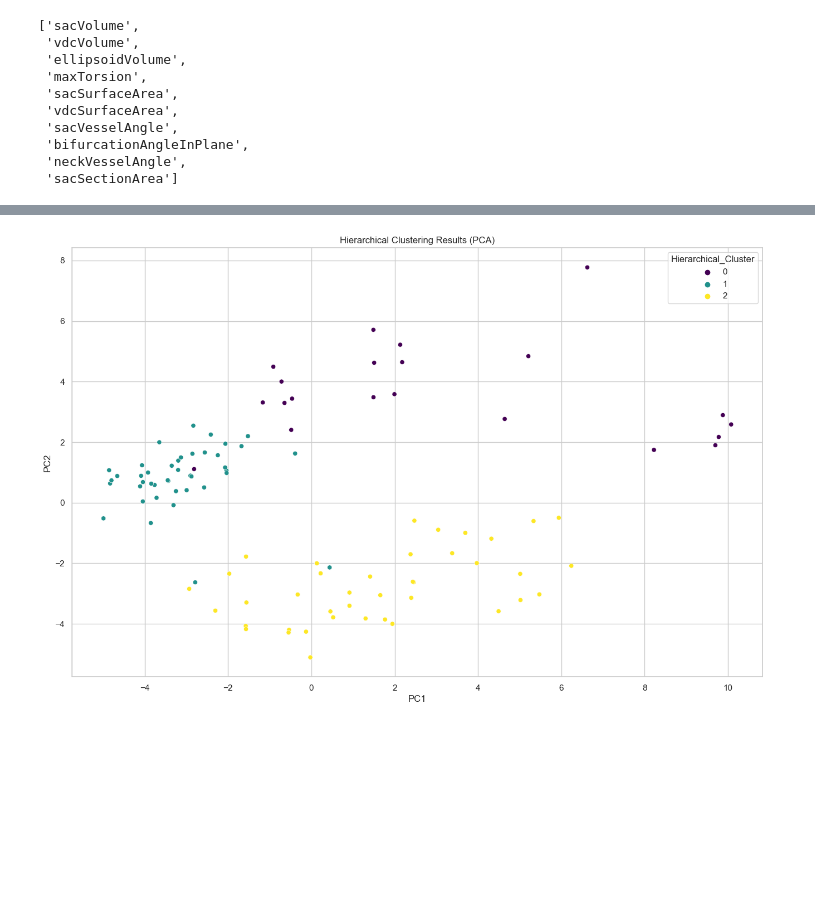
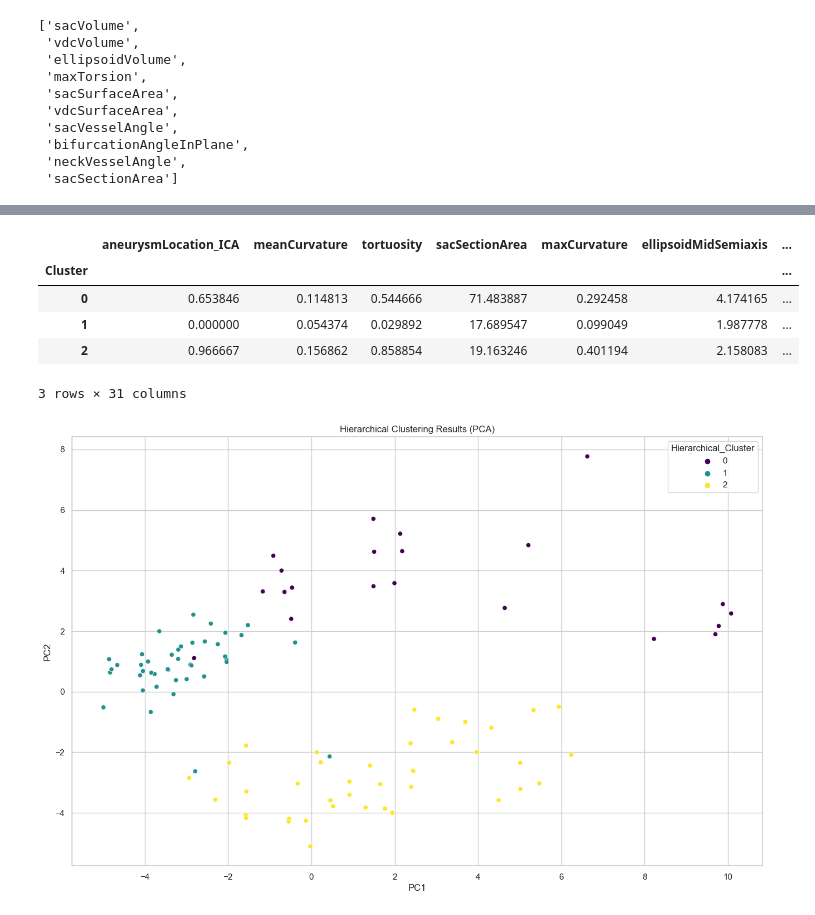
Before and after one commit to shrinitbabel/Aneurysm-CFD-Supervised-Clustering, a Jupyter notebook: Aneurysm EDA.ipynb, the cells around one changed output, grey strips where cells are left out. Saved outputs shown, nothing was run; the diff lists cells and outputs as text; code cells hidden in the pictures; blank space fills up the shorter version.

```diff
--- a/Aneurysm EDA.ipynb
+++ b/Aneurysm EDA.ipynb
@@ -222,3 +270,32 @@ top_characteristics
+# %%
+import pandas as pd
+
+# Assuming the data is loaded into a DataFrame called data_encoded_with_rupture
+
+# List of significant features based on ANOVA results
+significant_features = [
+    'aneurysmLocation_ICA', 'meanCurvature', 'tortuosity', 'sacSectionArea',
+    'maxCurvature', 'ellipsoidMidSemiaxis', 'vdcSurfaceArea', 'ellipsoidMinSemiaxis',
+    'sacSurfaceArea', 'maxRadius', 'vdcVolume', 'sacVolume', 'meanRadius',
+    'ostiumSectionArea', 'ellipsoidVolume', 'ellipsoidMaxSemiaxis', 'ostiumMinSize',
+    'aneurysmType_TER', 'ostiumSectionPerimeter', 'sacCenterlineLength', 'vesselDiameter',
+    'ostiumMaxSize', 'Hierarchical_Cluster', 'neckVesselAngle', 'minRadius',
+    'sacVesselAngle', 'aneurysmLocation_MCA', 'sizeRatio_star', 'bifurcationAngleInPlane',
+    'sex_M', 'bifurcationAngleOutOfPlane'
+]
+
+# Calculate mean values for each cluster
+cluster_means = data_encoded_with_rupture.groupby('Cluster')[significant_features].mean()
+
+# Display the mean values
+cluster_means
+# %% [output]
+|  | aneurysmLocation_ICA | meanCurvature | tortuosity | sacSectionArea | maxCurvature | ellipsoidMidSemiaxis | ... |
+| Cluster |  |  |  |  |  |  | ... |
+| 0 | 0.653846 | 0.114813 | 0.544666 | 71.483887 | 0.292458 | 4.174165 | ... |
+| 1 | 0.000000 | 0.054374 | 0.029892 | 17.689547 | 0.099049 | 1.987778 | ... |
+| 2 | 0.966667 | 0.156862 | 0.858854 | 19.163246 | 0.401194 | 2.158083 | ... |
+3 rows × 31 columns
 # %%
 from sklearn.cluster import AgglomerativeClustering, DBSCAN
 from sklearn.mixture import GaussianMixture
```
Also changed, not shown: parts of 1 cell of this notebook.
